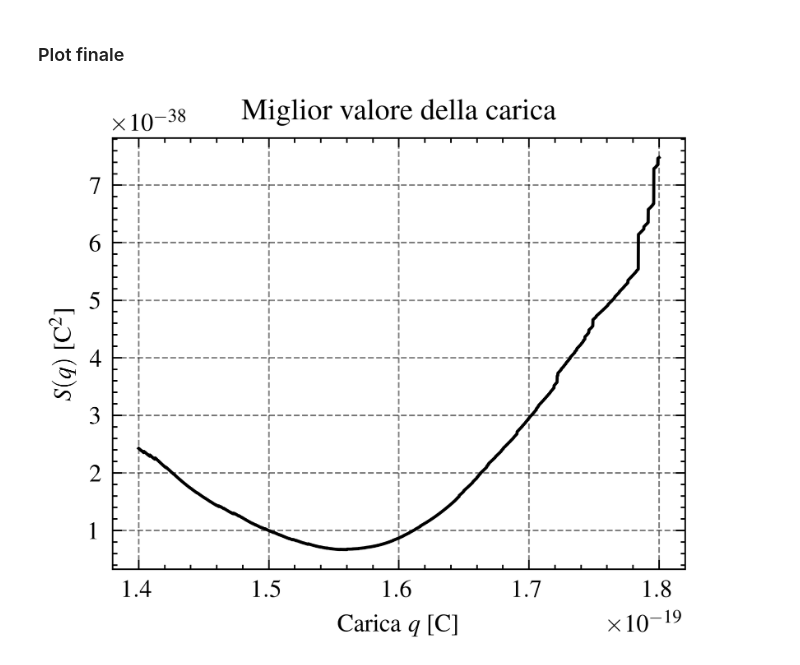
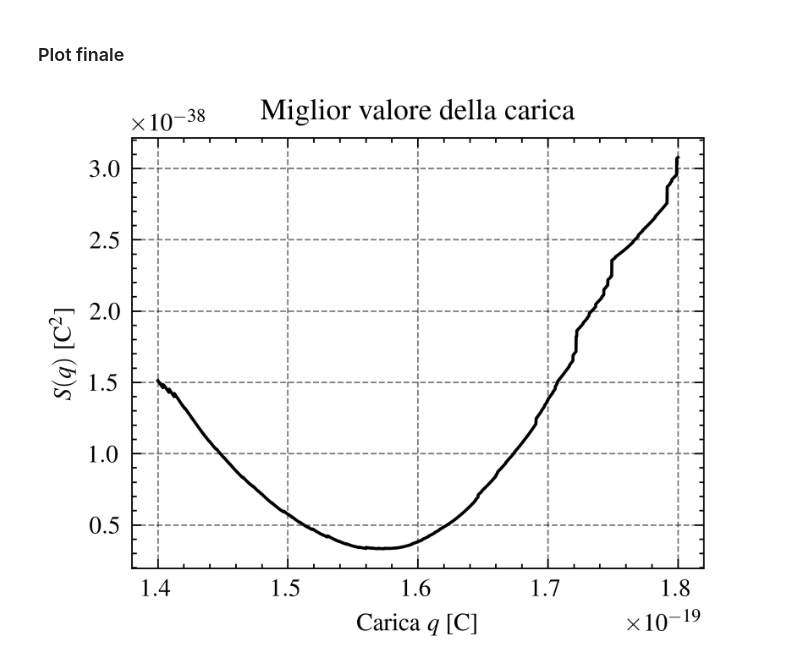
Before and after one commit to Mattia04/Labo_2_Anno_ottica, a Jupyter notebook: Millikan/analisi2.ipynb, the cells around one changed output. Drawn from its saved outputs; the diff is of its cells as text; code cells hidden in the pictures.

```diff
--- a/Millikan/analisi2.ipynb
+++ b/Millikan/analisi2.ipynb
@@ -35,7 +43,7 @@ n_cols = 8
 n_rows = 6
 
 # load data from excel file
-data = pd.read_excel("Dati_Raccolti_Puliti.xlsx", sheet_name="AllData", header=None)
+data = pd.read_excel("Dati_Grezzi.xlsx", sheet_name="AllData", header=None)
 
 # drop zero rows and columns
 data = data.dropna(axis=1, how="all").dropna(axis=0, how="all")
@@ -75,7 +83,3 @@ for row in data.to_numpy():
         r_idx += 1
 else:
     tempi[g_idx] = temp.T
-
-print("Temperature [°C]:\n", temperature)
-print("Voltaggi [V/m]:\n", voltaggi)
-print("Tempi [s]:\n", tempi)
@@ -134,7 +161,7 @@ def calc_visco(t: float) -> float:
 # %%
-def calc_radius(nu: float, vel: np.ndarray) -> np.ndarray:
+def calc_radius(eta: float, vel: np.ndarray) -> np.ndarray:
     return np.sqrt(
-        (b / (2 * pressione)) ** 2 + (9 * nu * vel) / (2 * g * (rho_o - rho_a))
+        (b / (2 * pressione)) ** 2 + (9 * eta * vel) / (2 * g * (rho_o - rho_a))
     ) - b / (
         2 * pressione
     )  # m
@@ -229,17 +280,10 @@ fig, axs = plt.subplots(plot_col, plot_row, figsize=(plot_row * 4, plot_col * 3)
 for i in range(n_gocce):
     x = np.linspace(1.5e-19, 1.7e-19, 500)
     y = 0
-    print(f"~~~~~ Goccia {i + 1}~~~~~")
+
     for charge in charges[i]:
-        if np.isnan(charge):
-            continue
-        y += np.square(x - charge / np.round(charge / x))
-
-        q = charge / 1.60217663e-19 - np.floor(charge / 1.60217663e-19)
-        if q < 0.2 or q > 0.8:
-            print("Buona " + str(charge))
-        else:
-            print("No buono " + str(charge))
+        if not np.isnan(charge):  # ignore nans
+            y += np.square(x - charge / np.round(charge / x))  # this is S(q)
 
     n, m = i // plot_row, i % plot_row
     axs[n, m].plot(x, y)
@@ -250,6 +294,6 @@ for i in range(n_gocce):
 
 plt.suptitle(r"$S(q)$ in funzione di $q$")
 plt.tight_layout()
-# plt.savefig("Images/Carica delle gocce.svg")
+# plt.savefig("Images/Carica delle gocce.svg") # todo una volta scaricata l'immagone in svg rimuovere "goccia 9"
 plt.show()
 # %% [output]
@@ -274,21 +301,24 @@ Buona 9.7318287751042e-19
 # %% [markdown]
 ### Plot finale
 # %%
-charges = charges.flatten()
+charges = reduce(
+    np.union1d, (charges[:3], charges[4:5], charges[7:])
+).flatten()  # add all charges together, excluding goccia 3, 5 e 6
+
+charges = charges[~np.isnan(charges)]  # remove nans
 
 fig, ax = plt.subplots()
 
 x = np.linspace(1.4e-19, 1.8e-19, 3000)
 y = 0
 for charge in charges:
-    if not np.isnan(charge):
-        y += np.square(x - charge / np.round(charge / x))
+    y += np.square(x - charge / np.round(charge / x))  # this is S(q)
 
 plt.plot(x, y)
 plt.title("Miglior valore della carica")
 plt.xlabel(r"Carica $q$ [C]")
 plt.ylabel(r"$S(q)$ [C$^2$]")
 # plt.savefig("Images/Carica.svg")
 plt.show()
 # %% [output]
-[figure, old version]
+[figure, new version]
```
Also changed, not shown: parts of 22 cells of this notebook, 1 other file.
